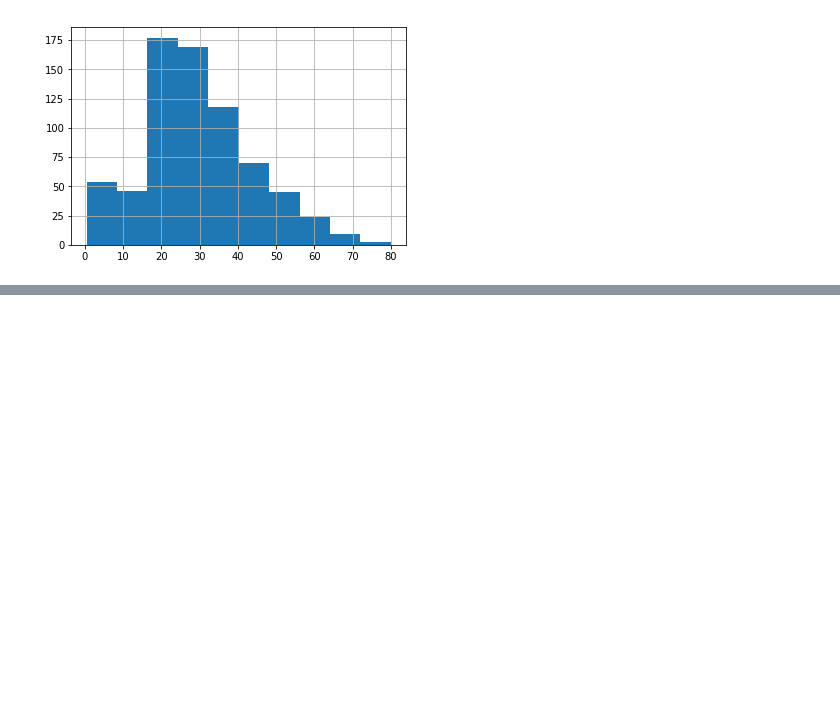
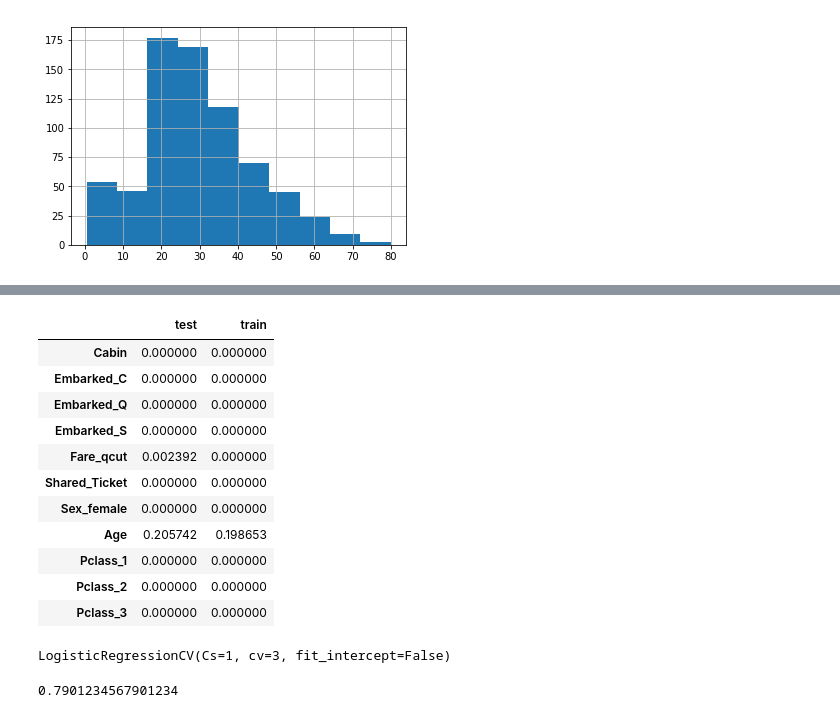
Before and after one commit to rishabhjaintr/kaggle-titanic, a Jupyter notebook: analysis.ipynb, the cells around one changed output, grey strips where cells are left out. Drawn from its saved outputs; the diff is of its cells as text; code cells hidden in the pictures; blank space fills up the shorter version.

```diff
--- a/analysis.ipynb
+++ b/analysis.ipynb
@@ -78,3 +209,21 @@ class NullBinaryTransformer(sk.base.BaseEstimator, sk.base.TransformerMixin):
+# %%
+# Parch and SibSp can be left as is
+
+# Sex
+X_train['Sex_female'] = (train['Sex'] == 'female').astype(int)
+X_test['Sex_female'] = (test['Sex'] == 'female').astype(int)
+# %%
+# Pclass - one hot
+X_train = X_train.merge(
+    pd.get_dummies(train['Pclass'], prefix='Pclass', dummy_na=False, columns=['Pclass']),
+    left_index=True,
+    right_index=True
+)
+X_test = X_test.merge(
+    pd.get_dummies(test['Pclass'], prefix='Pclass', dummy_na=False, columns=['Pclass']),
+    left_index=True,
+    right_index=True
+)
 # %%
 # what about Age?
 train.groupby(train['Age'].isna().astype(int))['Survived'].mean()
@@ -121,0 +277,20 @@ plt.show()
+# %%
+# since our data sets are ready besides the Age, we can use them to directly impute
+X_train['Age'] = train['Age']
+X_test['Age'] = test['Age']
+# %%
+# let's check out the null values before - Fare is test is null for very few in test, we can leave it upto imputation method
+pd.concat([X_test.isna().mean().rename('test'), X_train.isna().mean().rename('train')], axis=1)
+# %% [output]
+|  | test | train |
+| Cabin | 0.000000 | 0.000000 |
+| Embarked_C | 0.000000 | 0.000000 |
+| Embarked_Q | 0.000000 | 0.000000 |
+| Embarked_S | 0.000000 | 0.000000 |
+| Fare_qcut | 0.002392 | 0.000000 |
+| Shared_Ticket | 0.000000 | 0.000000 |
+| Sex_female | 0.000000 | 0.000000 |
+| Age | 0.205742 | 0.198653 |
+| Pclass_1 | 0.000000 | 0.000000 |
+| Pclass_2 | 0.000000 | 0.000000 |
+| Pclass_3 | 0.000000 | 0.000000 |
@@ -121,0 +318,7 @@ plt.show()
+# %%
+# now let's try some models
+from sklearn.linear_model import LogisticRegressionCV
+logit_cv = LogisticRegressionCV(1, fit_intercept=False, cv=3, penalty='l2')
+logit_cv.fit(X_train_result, y_train)
+# %% [output]
+LogisticRegressionCV(Cs=1, cv=3, fit_intercept=False)
@@ -121,0 +330,8 @@ plt.show()
+# %%
+# let's try a Random Forest
+from sklearn.ensemble import RandomForestClassifier, GradientBoostingClassifier
+random_forest = RandomForestClassifier(n_estimators=50, max_depth=3, min_samples_split=18, oob_score=True, max_samples=0.8)
+random_forest.fit(X_train_result, y_train)
+random_forest.oob_score_
+# %% [output]
+0.7901234567901234
```
Also changed, not shown: parts of 28 cells of this notebook.
